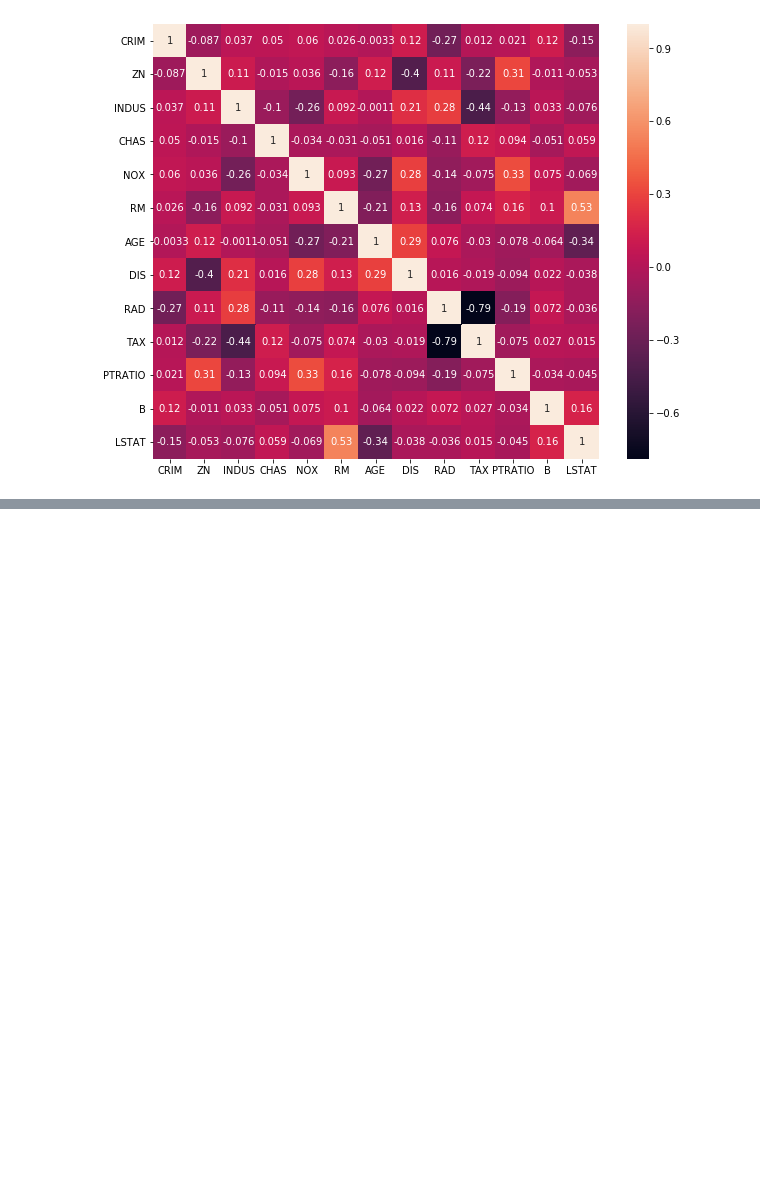
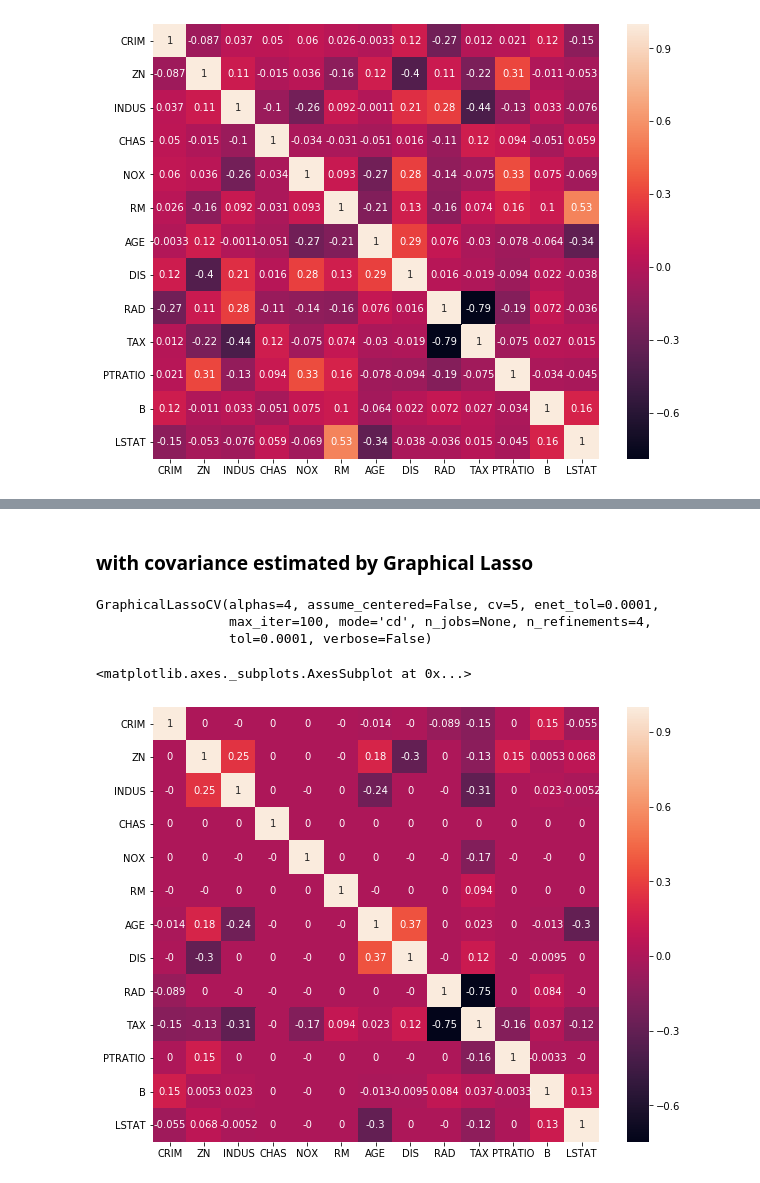
Before and after one commit to Yukimura66/ml-utils, a Jupyter notebook: StructureLearning.ipynb, the cells around one changed output, grey strips where cells are left out. Drawn from its saved outputs; the diff is of its cells as text; code cells hidden in the pictures; blank space fills up the shorter version.

Commit message:
include graphical lasso cv

```diff
--- a/StructureLearning.ipynb
+++ b/StructureLearning.ipynb
@@ -75,0 +123,2 @@ def calc_partial_corr(df:pd.DataFrame)->pd.DataFrame:
+# %% [markdown]
+### with covariance estimated by Graphical Lasso
@@ -75,0 +127,19 @@ def calc_partial_corr(df:pd.DataFrame)->pd.DataFrame:
+# %%
+gl = GraphicalLassoCV(cv=5)
+# %%
+gl.fit(df)
+# %% [output]
+GraphicalLassoCV(alphas=4, assume_centered=False, cv=5, enet_tol=0.0001,
+                 max_iter=100, mode='cd', n_jobs=None, n_refinements=4,
+                 tol=0.0001, verbose=False)
+# %%
+df_gl_cov = pd.DataFrame(gl.covariance_, columns=df.columns,
+                       index=df.columns)
+# %%
+df_corr_partial_gl = calc_partial_corr(cov=df_gl_cov).round(4)
+# %%
+plt.figure(figsize=(10,8))
+sns.heatmap(df_corr_partial_gl, annot=True)
+# %% [output]
+<matplotlib.axes._subplots.AxesSubplot at 0x...>
+[figure, added]
```
Also changed, not shown: parts of 7 cells of this notebook.
